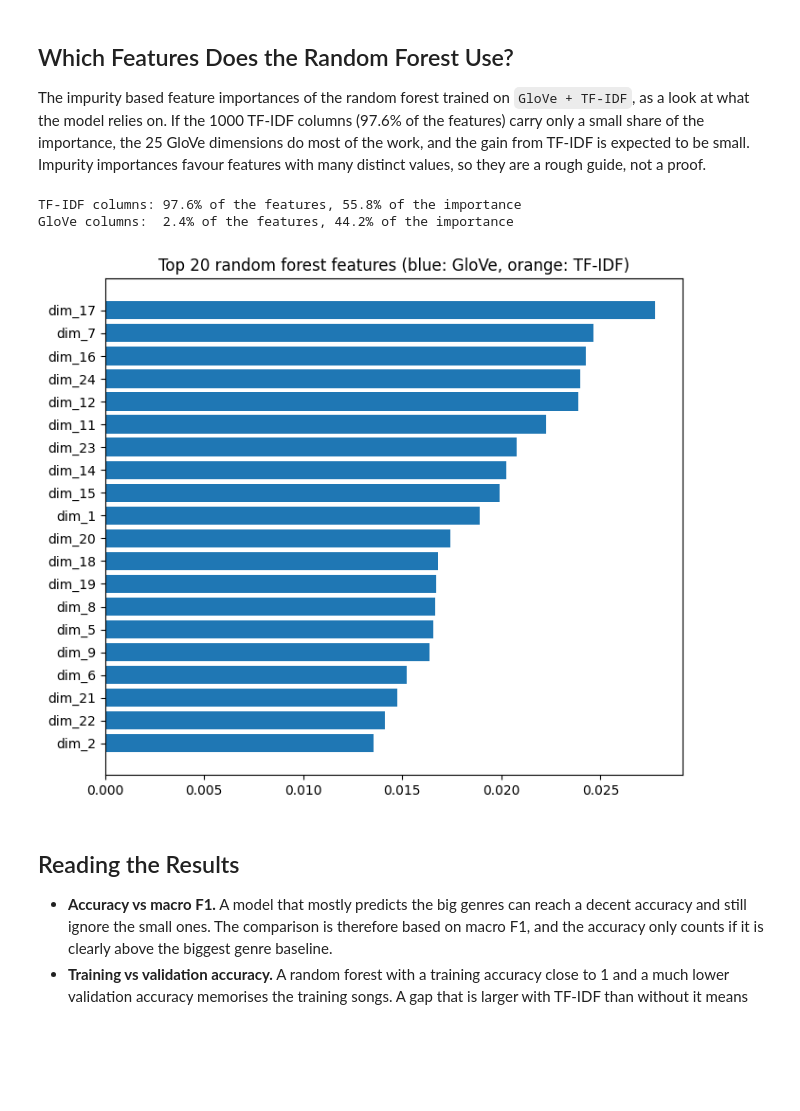
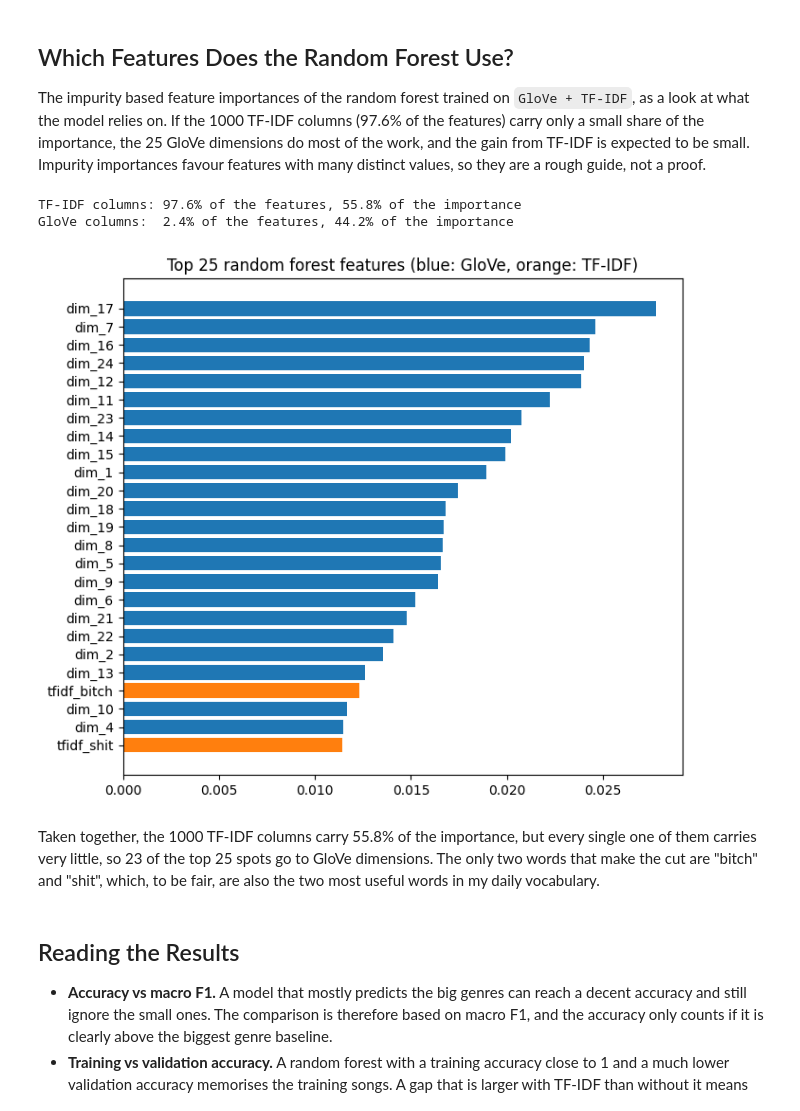
Before and after one commit to durak-dev/Music-Genre-Identifier, a Jupyter notebook: classic_ML.ipynb, the cells around one changed output. Saved outputs shown, nothing was run; the diff lists cells and outputs as text; code cells hidden in the pictures; blank space fills up the shorter version.

```diff
--- a/classic_ML.ipynb
+++ b/classic_ML.ipynb
@@ -333,9 +250,7 @@ weighted avg       0.61      0.63      0.61     33632
 # %% [markdown]
 ### Gaussian Naive Bayes
 # %%
-for fs_key in feature_sets:
-    print()
-    evaluate(fs_key, "NaiveBayes")
+diagnose_runs(y_val, {k: r for k, r in runs.items() if k[1] == "NaiveBayes"}, genres, labels)
 # %% [output]
 train accuracy: 0.378
 val accuracy:   0.379  (always guessing the biggest genre: 0.412)
@@ -374,6 +289,5 @@ weighted avg       0.56      0.38      0.37     33632
 # %% [markdown]
 ### Logistic Regression
 # %%
-for fs_key in feature_sets:
-    evaluate(fs_key, "LogisticRegression")
+diagnose_runs(y_val, {k: r for k, r in runs.items() if k[1] == "LogisticRegression"}, genres, labels)
 # %% [output]
@@ -418,10 +334,5 @@ All eight runs side by side, sorted by macro F1. The table after it compares the
 # %%
-results = pl.DataFrame([{"features": labels[fs], "model": m,
-                         "train_accuracy": r["train_accuracy"], **scores[(fs, m)],
-                         "fit_seconds": r["fit_seconds"]}
-                        for (fs, m), r in runs.items()])
-
-results.with_columns(pl.col(pl.Float64).round(3)).sort("macro_f1", descending=True)
+scores, f1 = compare(y_val, runs, genres, labels, key_names=("features", "model"))
 # %% [output]
 shape: (8, 7)
 | features | model | train_accuracy | accuracy | macro_f1 | weighted_f1 | fit_seconds |
@@ -477,17 +382,14 @@ plt.show()
 
 The change in F1 per genre when TF-IDF is added to the GloVe vectors (blue: TF-IDF better, red: GloVe alone better). A model can gain on average, while still getting worse on single genres, which the overall scores hide.
 # %%
-def f1_per_genre(fs_key, m_key):
-    pred = genres[runs[(fs_key, m_key)]["proba"].argmax(axis=1)]
-    return precision_recall_fscore_support(y_val, pred, labels=genres, zero_division=0)[2]
-
-gain = np.array([f1_per_genre("glove_tfidf", m) - f1_per_genre("glove", m) for m in model_keys])
+f1_glove, f1_both = (f1.filter(pl.col("features") == labels[fs]).sort("model") for fs in ("glove", "glove_tfidf"))
+gain = f1_both.select(list(genres)).to_numpy() - f1_glove.select(list(genres)).to_numpy()
 limit = max(abs(gain).max(), 0.05)
 
 fig, ax = plt.subplots(figsize=(8, 4))
 image = ax.imshow(gain, cmap="RdBu", vmin=-limit, vmax=limit, aspect="auto")
 ax.set_xticks(range(len(genres)), genres)
-ax.set_yticks(range(len(model_keys)), model_keys)
+ax.set_yticks(range(len(gain)), f1_glove["model"])
 for i in range(gain.shape[0]):
     for j in range(gain.shape[1]):
         ax.text(j, i, f"{gain[i, j]:+.2f}", ha="center", va="center", fontsize=9)
@@ -504,21 +406,23 @@ The impurity based feature importances of the random forest trained on `GloVe +
 # %%
 importance = importances["glove_tfidf"]
 names = np.array(feature_names["glove_tfidf"])
 is_tfidf = np.char.startswith(names, "tfidf_")
 
 print(f"TF-IDF columns: {is_tfidf.mean():.1%} of the features, {importance[is_tfidf].sum() / importance.sum():.1%} of the importance")
 print(f"GloVe columns:  {(~is_tfidf).mean():.1%} of the features, {importance[~is_tfidf].sum() / importance.sum():.1%} of the importance")
 
-top = np.argsort(importance)[::-1][:20][::-1]
+top = np.argsort(importance)[::-1][:25][::-1]
 fig, ax = plt.subplots(figsize=(7, 6))
 ax.barh(names[top], importance[top], color=["tab:orange" if is_tfidf[i] else "tab:blue" for i in top])
-ax.set_title("Top 20 random forest features (blue: GloVe, orange: TF-IDF)")
+ax.set_title("Top 25 random forest features (blue: GloVe, orange: TF-IDF)")
 plt.tight_layout()
 plt.show()
 # %% [output]
 TF-IDF columns: 97.6% of the features, 55.8% of the importance
 GloVe columns:  2.4% of the features, 44.2% of the importance
-[figure, old version]
+[figure, new version]
+# %% [markdown]
+Taken together, the 1000 TF-IDF columns carry 55.8% of the importance, but every single one of them carries very little, so 23 of the top 25 spots go to GloVe dimensions. The only two words that make the cut are "bitch" and "shit", which, to be fair, are also the two most useful words in my daily vocabulary.
 # %% [markdown]
 ## Reading the Results
 
```
Also changed, not shown: parts of 50 cells of this notebook, 3 other files.
